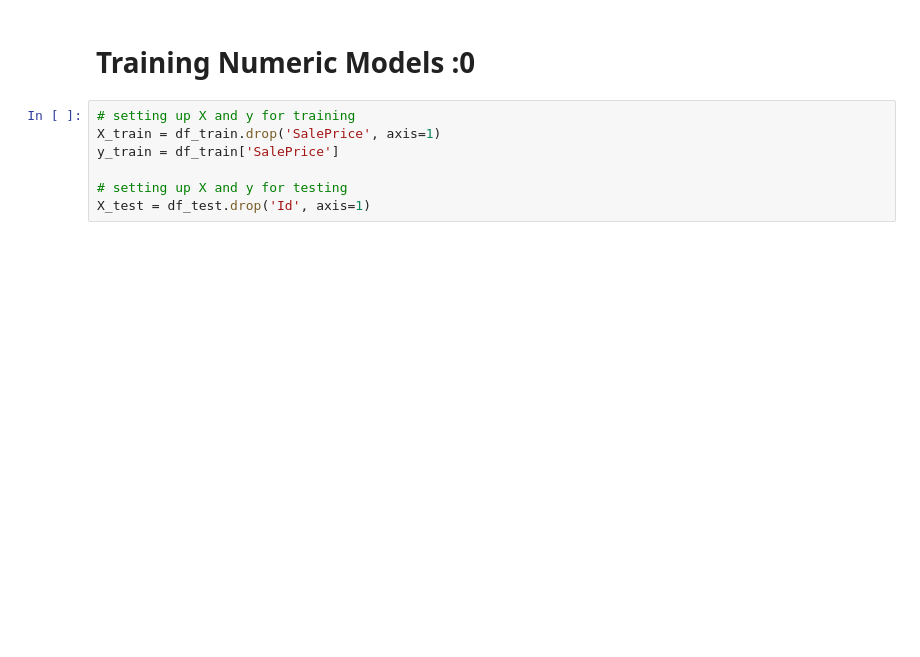
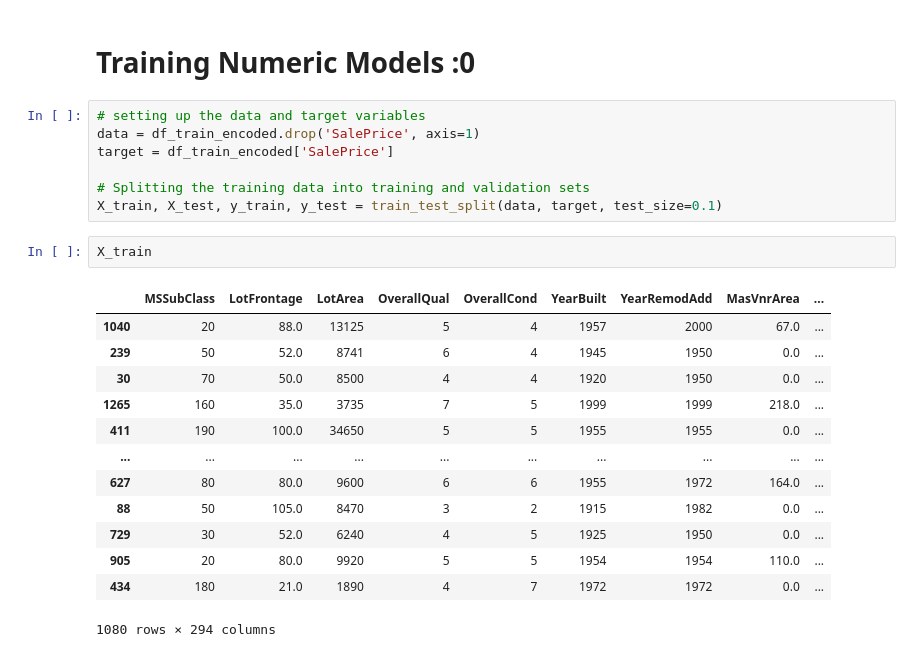
Before and after one commit to thanikaar/ml, a Jupyter notebook: house-prices-advanced-regression-techniques/HW_kaggle.ipynb, the cells around one changed output. Drawn from its saved outputs; the diff is of its cells as text; blank space fills up the shorter version.

```diff
--- a/house-prices-advanced-regression-techniques/HW_kaggle.ipynb
+++ b/house-prices-advanced-regression-techniques/HW_kaggle.ipynb
@@ -166,9 +220,25 @@ df_train
 # %% [markdown]
 # Training Numeric Models :0
-# %%
-# setting up X and y for training
-X_train = df_train.drop('SalePrice', axis=1)
-y_train = df_train['SalePrice']
-
-# setting up X and y for testing
-X_test = df_test.drop('Id', axis=1)
+# %%
+# setting up the data and target variables
+data = df_train_encoded.drop('SalePrice', axis=1)
+target = df_train_encoded['SalePrice']
+
+# Splitting the training data into training and validation sets
+X_train, X_test, y_train, y_test = train_test_split(data, target, test_size=0.1)
+# %%
+X_train
+# %% [output]
+|  | MSSubClass | LotFrontage | LotArea | OverallQual | OverallCond | YearBuilt | YearRemodAdd | MasVnrArea | ... |
+| 1040 | 20 | 88.0 | 13125 | 5 | 4 | 1957 | 2000 | 67.0 | ... |
+| 239 | 50 | 52.0 | 8741 | 6 | 4 | 1945 | 1950 | 0.0 | ... |
+| 30 | 70 | 50.0 | 8500 | 4 | 4 | 1920 | 1950 | 0.0 | ... |
+| 1265 | 160 | 35.0 | 3735 | 7 | 5 | 1999 | 1999 | 218.0 | ... |
+| 411 | 190 | 100.0 | 34650 | 5 | 5 | 1955 | 1955 | 0.0 | ... |
+| ... | ... | ... | ... | ... | ... | ... | ... | ... | ... |
+| 627 | 80 | 80.0 | 9600 | 6 | 6 | 1955 | 1972 | 164.0 | ... |
+| 88 | 50 | 105.0 | 8470 | 3 | 2 | 1915 | 1982 | 0.0 | ... |
+| 729 | 30 | 52.0 | 6240 | 4 | 5 | 1925 | 1950 | 0.0 | ... |
+| 905 | 20 | 80.0 | 9920 | 5 | 5 | 1954 | 1954 | 110.0 | ... |
+| 434 | 180 | 21.0 | 1890 | 4 | 7 | 1972 | 1972 | 0.0 | ... |
+1080 rows × 294 columns
```
Also changed, not shown: parts of 17 cells of this notebook.
